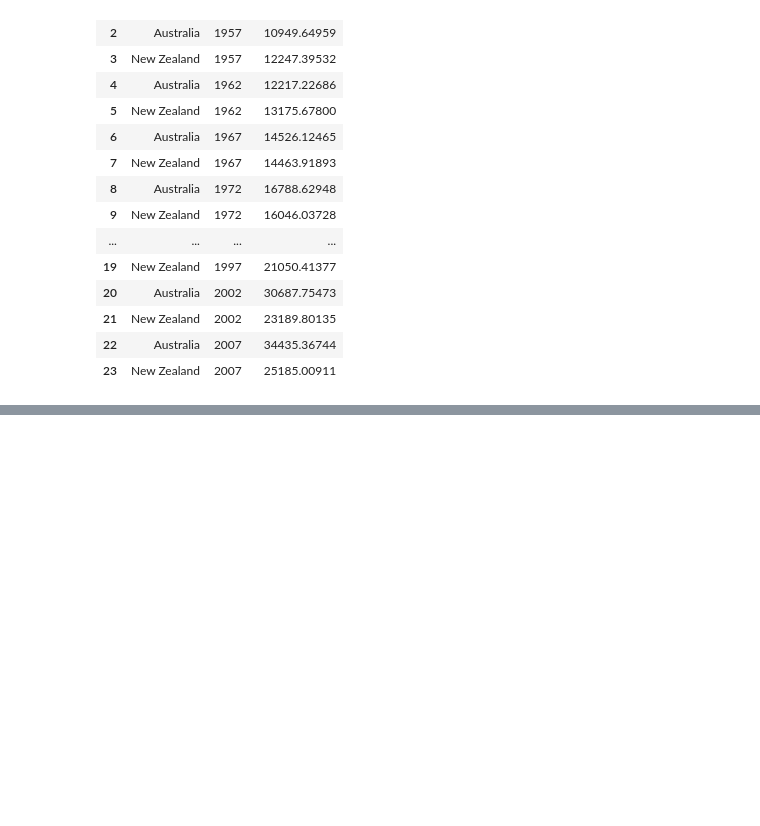
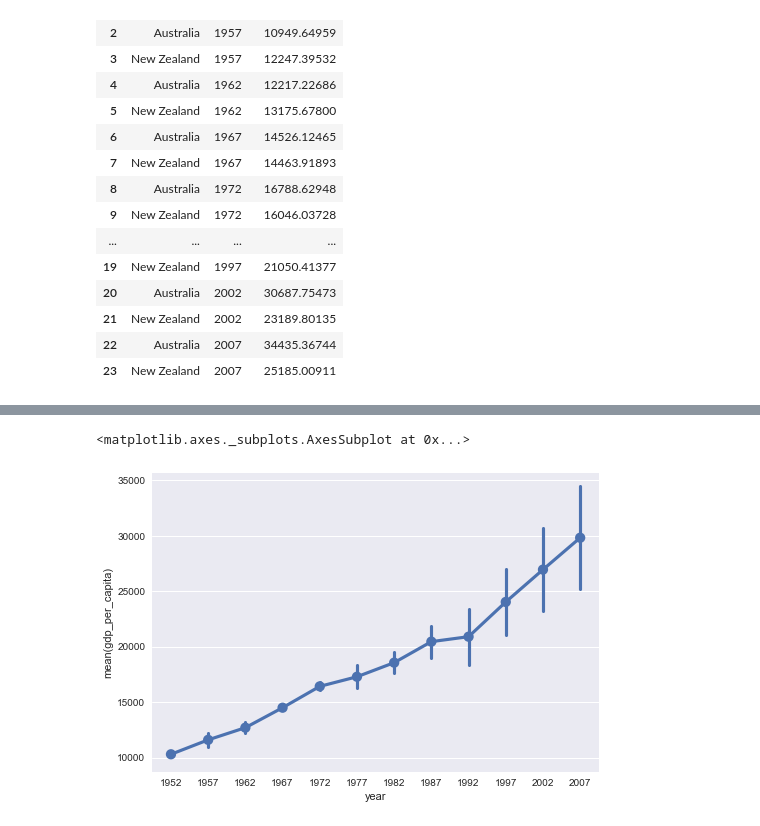
Before and after one commit to nih-fmrif/2017-09-28-NIH-CMN_notebooks, a Jupyter notebook: pandas_and_plotting.ipynb, the cells around one changed output, grey strips where cells are left out. Saved outputs shown, nothing was run; the diff lists cells and outputs as text; code cells hidden in the pictures; blank space fills up the shorter version.

```diff
--- a/pandas_and_plotting.ipynb
+++ b/pandas_and_plotting.ipynb
@@ -355,0 +359,5 @@ sns.pointplot(x = 'year', y= 'gdp_per_capita', hue)
+# %%
+sns.pointplot(x = 'year', y= 'gdp_per_capita', data= df_melted)
+# %% [output]
+<matplotlib.axes._subplots.AxesSubplot at 0x...>
+[figure, added]
```
Also changed, not shown: parts of 1 cell of this notebook.
